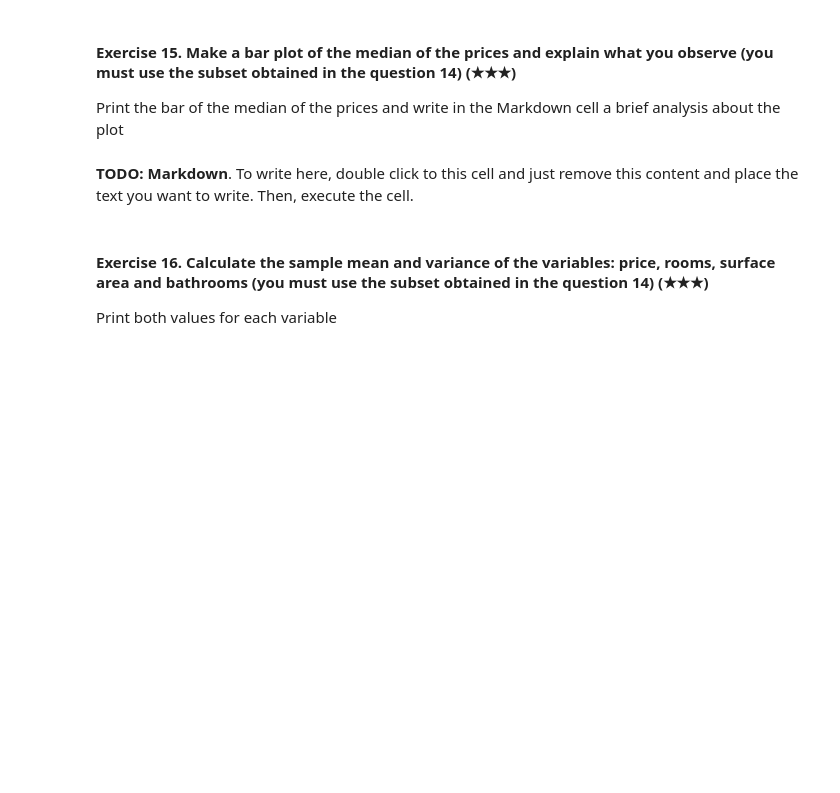
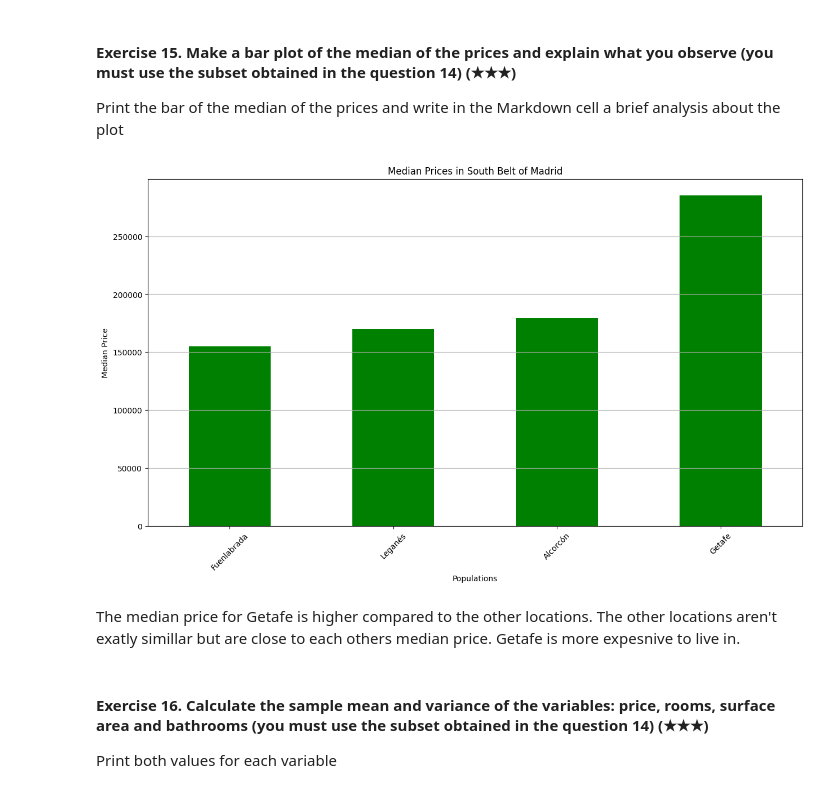
Before and after one commit to S4qk/realestate-datacleanup-exercise, a Jupyter notebook: project.ipynb, the cells around one changed output. Drawn from its saved outputs; the diff is of its cells as text; code cells hidden in the pictures; blank space fills up the shorter version.

```diff
--- a/project.ipynb
+++ b/project.ipynb
@@ -196,4 +290,6 @@ Print both the population and the number of houses
 
 Hint: Filter the original DataFrame using the column `level5` and the function `isin`
 # %%
-# TODO
+south_belt_populations = ["Fuenlabrada", "Leganés", "Getafe", "Alcorcón"]
+south_belt = ds[ds['level5'].isin(south_belt_populations)]
+south_belt
@@ -202,9 +312,21 @@ Hint: Filter the original DataFrame using the column `level5` and the function `
 
 Print the bar of the median of the prices and write in the Markdown cell a brief analysis about the plot
 # %%
-# TODO: Code
+median_prices = south_belt.groupby('level5')['price'].median().sort_values()
+
+# Create a bar plot
+plt.figure(figsize=(15, 8))
+median_prices.plot(kind='bar', color='green')
+plt.title('Median Prices in South Belt of Madrid')
+plt.xlabel('Populations')
+plt.ylabel('Median Price')
+plt.xticks(rotation=45)
+plt.grid(axis='y')
+plt.show()
+# %% [output]
+[figure, added]
 # %% [markdown]
-**TODO: Markdown**. To write here, double click to this cell and just remove this content and place the text you want to write. Then, execute the cell.
+The median price for Getafe is higher compared to the other locations. The other locations aren't exatly simillar but are close to each others median price. Getafe is more expesnive to live in.
 # %% [markdown]
 #### Exercise 16. Calculate the sample mean and variance of the variables: price, rooms, surface area and bathrooms (you must use the subset obtained in the question 14) (★★★)
 
```
Also changed, not shown: parts of 25 cells of this notebook.
